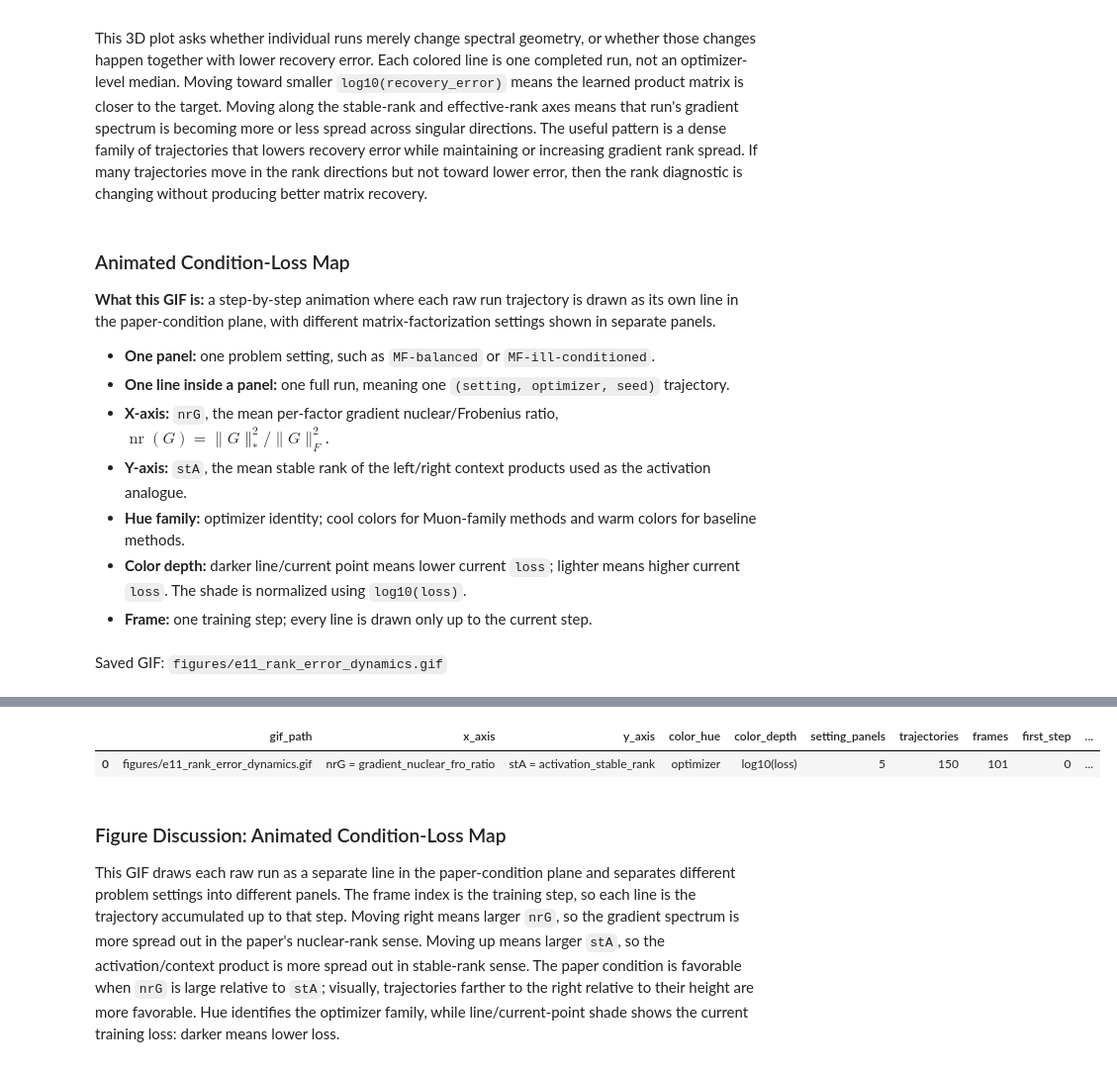
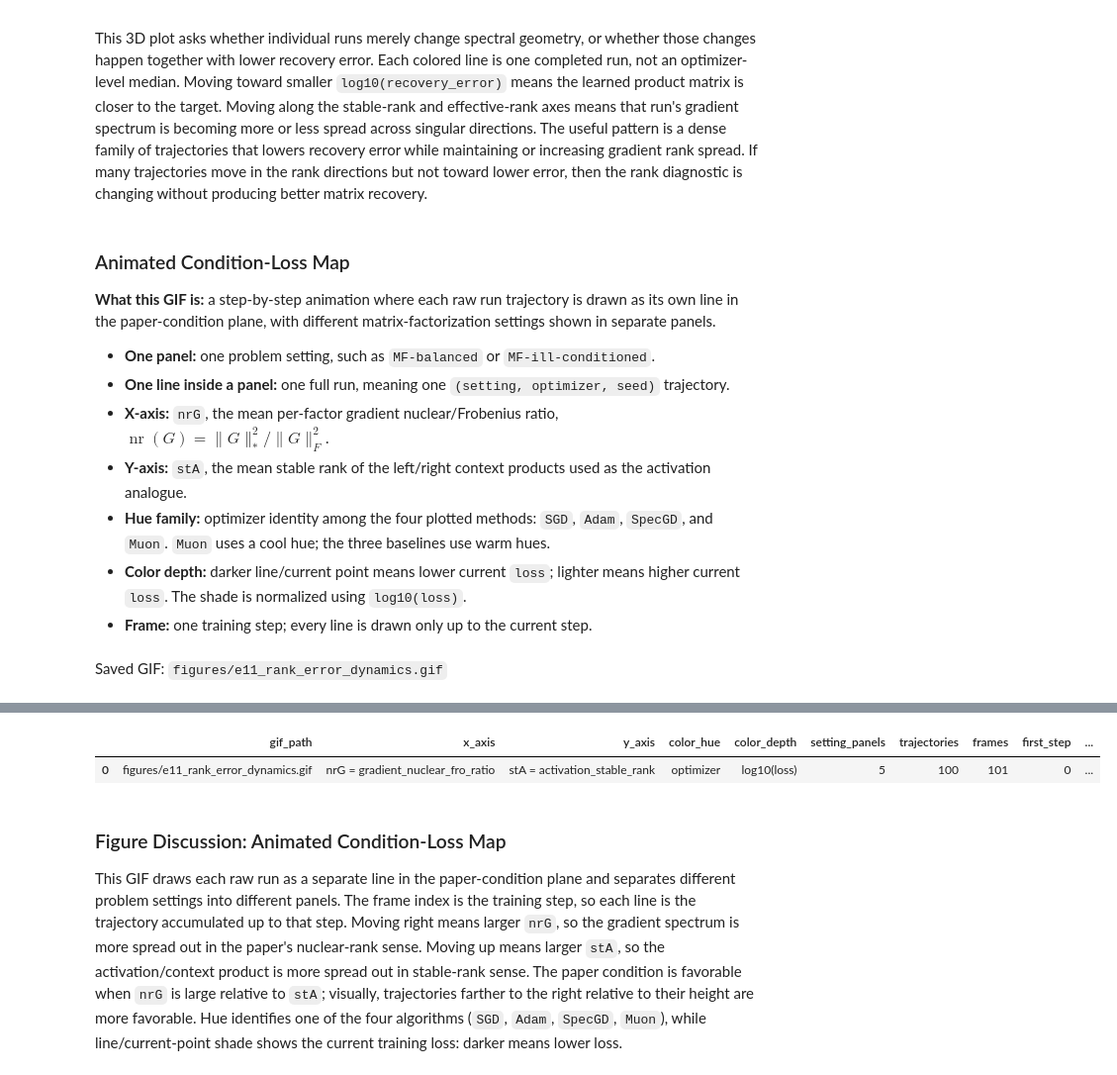
Before and after one commit to TianyangLiu-Work/muonexperiment, a Jupyter notebook: Notebooks/E11_paper_condition_diagnostics_torch.ipynb, the cells around one changed output, grey strips where cells are left out. Shown at 99% size. Cells and saved outputs as stored; diff of their text form; code cells hidden in the pictures.

Commit message:
Limit E11 condition dynamics to four optimizers

```diff
--- a/Notebooks/E11_paper_condition_diagnostics_torch.ipynb
+++ b/Notebooks/E11_paper_condition_diagnostics_torch.ipynb
@@ -85,7 +85,7 @@ torch   = 2.11.0
 NOTEBOOK_ID = "E11 paper-condition diagnostics"
 DEVICE = torch.device("cuda" if torch.cuda.is_available() else "cpu")
 DTYPE_NAME = "float64"
-ALGOS = ["Muon-Exact", "Muon-NS-1", "NormalizedSGD", "SpectralNormSGD", "Adam", "SGD"]
+ALGOS = ["SGD", "Adam", "SpecGD", "Muon"]
 SEEDS = list(range(5))
 SMOKE_TEST = False
 SMOKE_TEST_MAX_STEPS = 10
@@ -215,7 +215,7 @@ def make_optimizer(algo, params, lr, rank=None):
         return optimizers.MuonExact(params, lr=lr, variant="randsvd", rank=rank)
     if algo == "NormalizedSGD":
         return optimizers.NormalizedSGD(params, lr=lr, norm_type="fro", momentum=0.0)
-    if algo == "SpectralNormSGD":
+    if algo in {"SpecGD", "SpectralNormSGD"}:
         return optimizers.NormalizedSGD(params, lr=lr, norm_type="spectral", momentum=0.0)
     if algo == "LayerwiseNormalizedSGD":
         return optimizers.NormalizedSGD(params, lr=lr, norm_type="fro", momentum=0.0)
@@ -496,7 +496,7 @@ IPython.display.display(summary.sort_values(["setting", "median_recovery"]))
 - **Color:** optimizer identity.
 - **Decision rule:** the score would be a strong success predictor if points moved down as they moved right. If Muon-family points are farther right but not lower, then Muon is changing the score without guaranteeing better recovery.
 # %%
-PLOT_ALGOS = ["Muon-Exact", "Muon-NS-1", "NormalizedSGD", "SpectralNormSGD", "Adam"]
+PLOT_ALGOS = ALGOS
 condition_error_rows = run_summary[run_summary["algo"].isin(PLOT_ALGOS)].copy()
 condition_error_rows["log_recovery_error"] = np.log10(condition_error_rows["recovery_error"].clip(lower=1e-12))
 
@@ -646,7 +646,7 @@ This 3D plot asks whether individual runs merely change spectral geometry, or wh
 - **One line inside a panel:** one full run, meaning one `(setting, optimizer, seed)` trajectory.
 - **X-axis:** `nrG`, the mean per-factor gradient nuclear/Frobenius ratio, $\operatorname{nr}(G)=\lVert G\rVert_*^2/\lVert G\rVert_F^2$.
 - **Y-axis:** `stA`, the mean stable rank of the left/right context products used as the activation analogue.
-- **Hue family:** optimizer identity; cool colors for Muon-family methods and warm colors for baseline methods.
+- **Hue family:** optimizer identity among the four plotted methods: `SGD`, `Adam`, `SpecGD`, and `Muon`. `Muon` uses a cool hue; the three baselines use warm hues.
 - **Color depth:** darker line/current point means lower current `loss`; lighter means higher current `loss`. The shade is normalized using `log10(loss)`.
 - **Frame:** one training step; every line is drawn only up to the current step.
 # %%
@@ -658,12 +658,10 @@ GIF_PATH = PROJECT / "figures" / "e11_rank_error_dynamics.gif"
 GIF_PATH.parent.mkdir(parents=True, exist_ok=True)
 
 rank_gif_base_colors = {
-    "Muon-Exact": "#0072B2",       # cool blue
-    "Muon-NS-1": "#56B4E9",        # cool sky blue
-    "NormalizedSGD": "#E69F00",    # warm amber
-    "SpectralNormSGD": "#A6761D",  # warm brown
-    "Adam": "#D55E00",             # warm vermillion
-    "SGD": "#CC79A7",              # warm magenta
+    "Muon": "#0072B2",    # cool blue
+    "SpecGD": "#A6761D",  # warm brown
+    "Adam": "#D55E00",    # warm vermillion
+    "SGD": "#CC79A7",     # warm magenta
 }
 
 condition_x_col = "gradient_nuclear_fro_ratio"
@@ -792,38 +790,38 @@ def draw_rank_error_frame(step):
 
 rank_error_animation = animation.FuncAnimation(
     fig,
     draw_rank_error_frame,
     frames=rank_steps,
     interval=250,
     repeat=True,
     blit=False,
 )
 rank_error_animation.save(GIF_PATH, writer=animation.PillowWriter(fps=4), dpi=105)
 plt.close(fig)
 
 IPython.display.display(IPython.display.Markdown(f"Saved GIF: `{GIF_PATH.relative_to(PROJECT)}`"))
 IPython.display.display(IPython.display.HTML('<img src="../figures/e11_rank_error_dynamics.gif" width="1100">'))
 IPython.display.display(pd.DataFrame([{
     "gif_path": str(GIF_PATH.relative_to(PROJECT)),
     "x_axis": "nrG = gradient_nuclear_fro_ratio",
     "y_axis": "stA = activation_stable_rank",
     "color_hue": "optimizer",
     "color_depth": "log10(loss)",
     "setting_panels": len(setting_order),
     "trajectories": sum(len(items) for items in setting_trajectories.values()),
     "frames": len(rank_steps),
     "first_step": int(rank_steps[0]),
     "last_step": int(rank_steps[-1]),
 }]))
 # %% [output]
 Saved GIF: `figures/e11_rank_error_dynamics.gif`
 [interactive output not drawn]
 |  | gif_path | x_axis | y_axis | color_hue | color_depth | setting_panels | trajectories | frames | first_step | ... |
-| 0 | figures/e11_rank_error_dynamics.gif | nrG = gradient_nuclear_fro_ratio | stA = activation_stable_rank | optimizer | log10(loss) | 5 | 150 | 101 | 0 | ... |
+| 0 | figures/e11_rank_error_dynamics.gif | nrG = gradient_nuclear_fro_ratio | stA = activation_stable_rank | optimizer | log10(loss) | 5 | 100 | 101 | 0 | ... |
 # %% [markdown]
 ### Figure Discussion: Animated Condition-Loss Map
 
-This GIF draws each raw run as a separate line in the paper-condition plane and separates different problem settings into different panels. The frame index is the training step, so each line is the trajectory accumulated up to that step. Moving right means larger `nrG`, so the gradient spectrum is more spread out in the paper's nuclear-rank sense. Moving up means larger `stA`, so the activation/context product is more spread out in stable-rank sense. The paper condition is favorable when `nrG` is large relative to `stA`; visually, trajectories farther to the right relative to their height are more favorable. Hue identifies the optimizer family, while line/current-point shade shows the current training loss: darker means lower loss.
+This GIF draws each raw run as a separate line in the paper-condition plane and separates different problem settings into different panels. The frame index is the training step, so each line is the trajectory accumulated up to that step. Moving right means larger `nrG`, so the gradient spectrum is more spread out in the paper's nuclear-rank sense. Moving up means larger `stA`, so the activation/context product is more spread out in stable-rank sense. The paper condition is favorable when `nrG` is large relative to `stA`; visually, trajectories farther to the right relative to their height are more favorable. Hue identifies one of the four algorithms (`SGD`, `Adam`, `SpecGD`, `Muon`), while line/current-point shade shows the current training loss: darker means lower loss.
 # %% [markdown]
 ### Reading The Result
 
```
Also changed, not shown: parts of 8 cells of this notebook, 2 other files.
